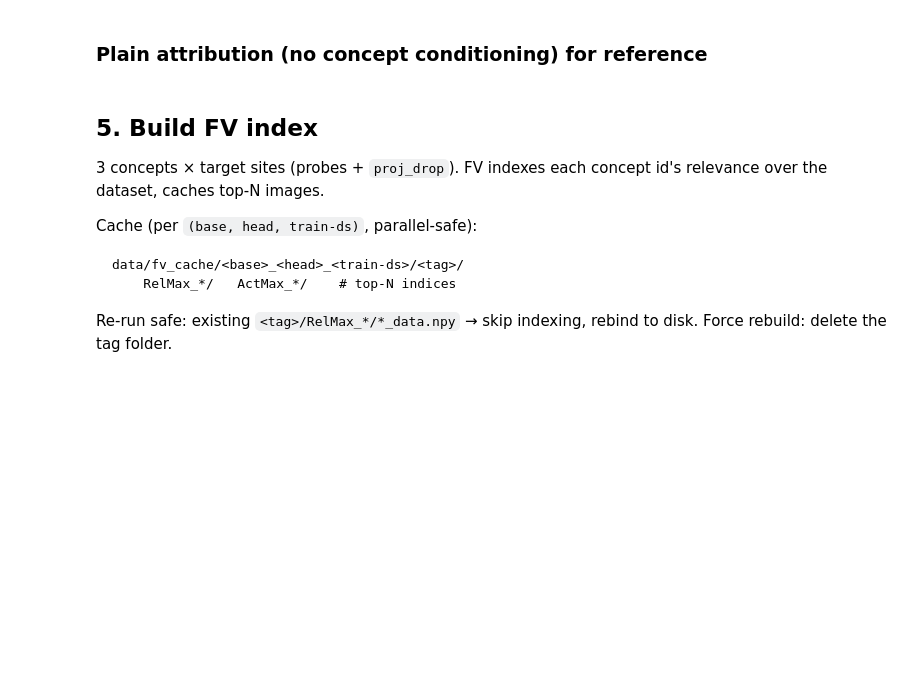
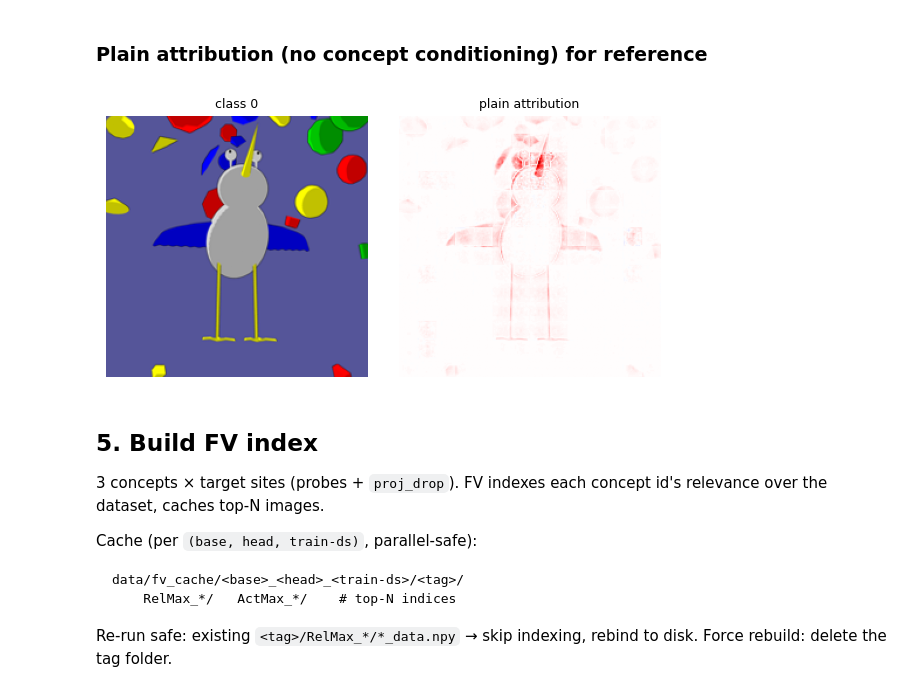
Before and after one commit to RationAI/zennit-crp, a Jupyter notebook: tutorials/vit_crp/walkthrough.ipynb, the cells around one changed output. Saved outputs shown, nothing was run; the diff lists cells and outputs as text; code cells hidden in the pictures; blank space fills up the shorter version.

```diff
--- a/tutorials/vit_crp/walkthrough.ipynb
+++ b/tutorials/vit_crp/walkthrough.ipynb
@@ -608,18 +688,20 @@ plt.show()
 # %%
 # Attribution runs on the NORMALIZED tensor — that's what the model
 # expects internally. The display tensor stays unnormalized.
 x_run = normalize(focal_image).detach().clone().requires_grad_(True)
-res = attribution(x_run, [{'y': [focal_class]}], composite)
+res = attribution(x_run, [{'y': [focal_class]}], composite_lxt)
 hm = res.heatmap[0].detach().cpu().numpy()
 if hm.ndim == 3 and hm.shape[0] == 3:
     hm = hm.sum(axis=0)
 fig, (ax_img, ax_hm) = plt.subplots(1, 2, figsize=(6, 3))
 ax_img.imshow(to_display(focal_image)); ax_img.axis('off')
 ax_img.set_title(f'class {focal_class}', fontsize=9)
 vmax = abs(hm).max() or 1.0
 ax_hm.imshow(hm, cmap='seismic', vmin=-vmax, vmax=vmax); ax_hm.axis('off')
 ax_hm.set_title('plain attribution', fontsize=9)
 plt.tight_layout(); plt.show()
+# %% [output]
+[figure, added]
 # %% [markdown]
 ## 5. Build FV index
 
```
Also changed, not shown: parts of 13 cells of this notebook, 4 other files.
